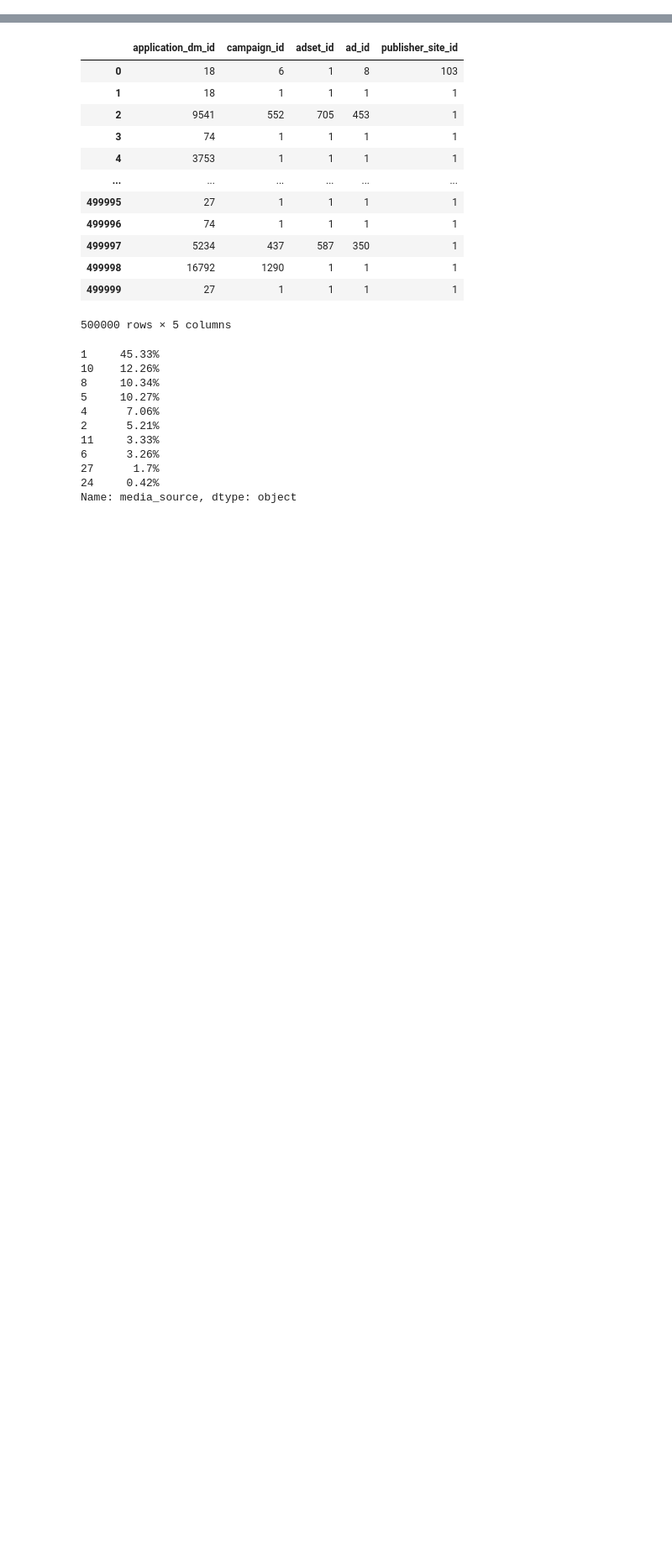
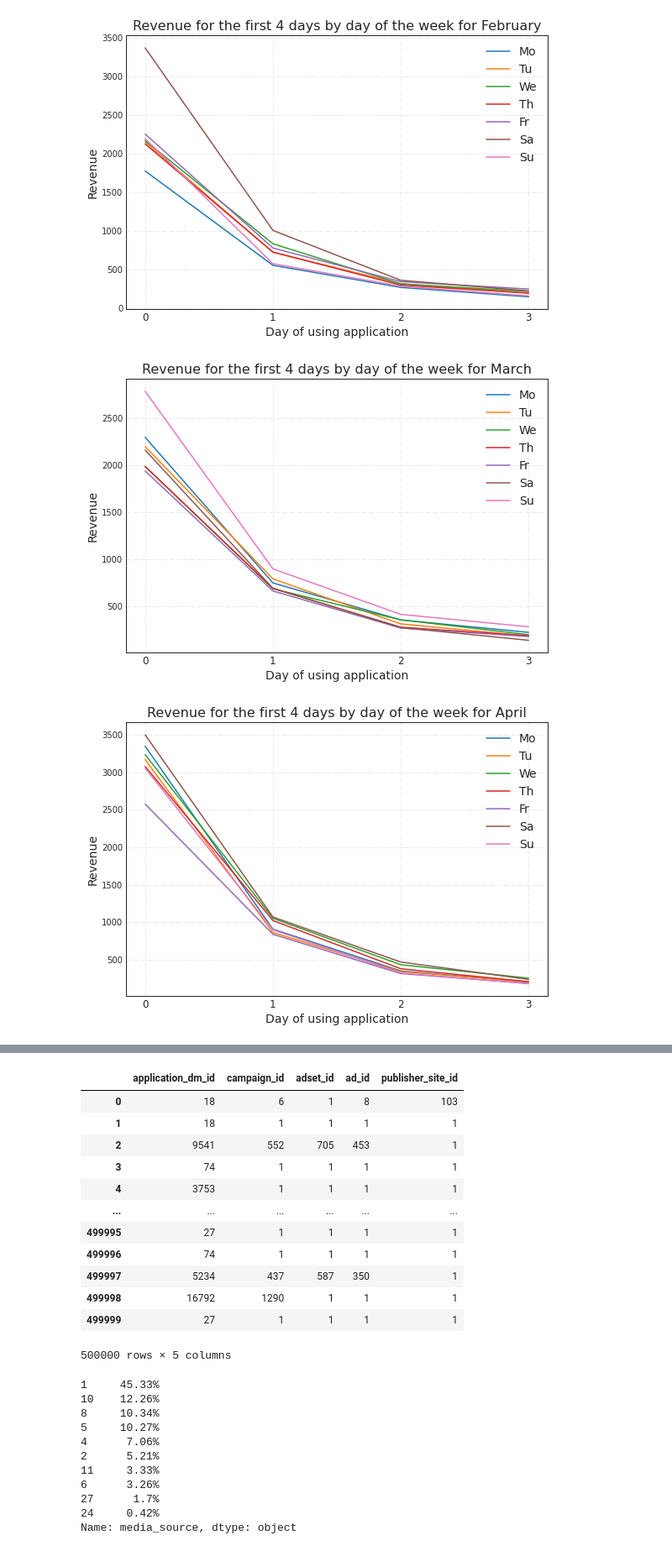
Before and after one commit to slgero/testovoe, a Jupyter notebook: Untitled.ipynb, the cells around one changed output, grey strips where cells are left out. Shown at 84% size. Drawn from its saved outputs; the diff is of its cells as text; code cells hidden in the pictures; blank space fills up the shorter version.

```diff
--- a/Untitled.ipynb
+++ b/Untitled.ipynb
@@ -34,0 +222,26 @@ memory usage: 87.7+ MB
+# %%
+def plot_revenue_from_dayofweek(months: Dict[int, str], days: Dict[int, str]) -> None:
+
+    cohorts = df.groupby(['install_month', 'install_dayofweek']) \
+                [['revenue0', 'revenue1', 'revenue2', 'revenue3']] \
+                .sum().reset_index()
+
+    for month in cohorts['install_month'].unique():
+        cohorts[cohorts['install_month'] == month] \
+                .drop(['install_month', 'install_dayofweek'], axis=1) \
+                .reset_index(drop=True).T \
+                .rename(columns=days).plot(figsize=(9, 6))
+
+        plt.title(f'Revenue for the first 4 days by day of the week for {months.get(month)}', fontsize=16)
+        plt.grid(axis='both', alpha=0.5, ls='-.')
+        plt.legend(fontsize=14)
+        plt.xticks(range(4), range(4), fontsize=12)
+        plt.xlabel('Day of using application', fontsize=14)
+        plt.ylabel('Revenue', fontsize=14)
+        plt.show()
+# %%
+plot_revenue_from_dayofweek(months, days)
+# %% [output]
+[figure, added]
+[figure, added]
+[figure, added]
```
Also changed, not shown: parts of 61 cells of this notebook.
